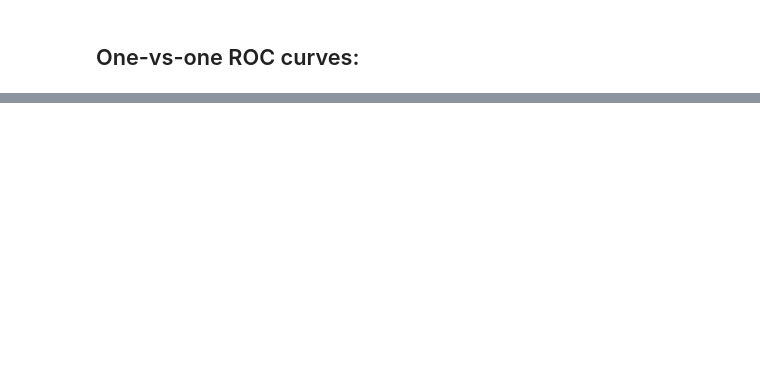
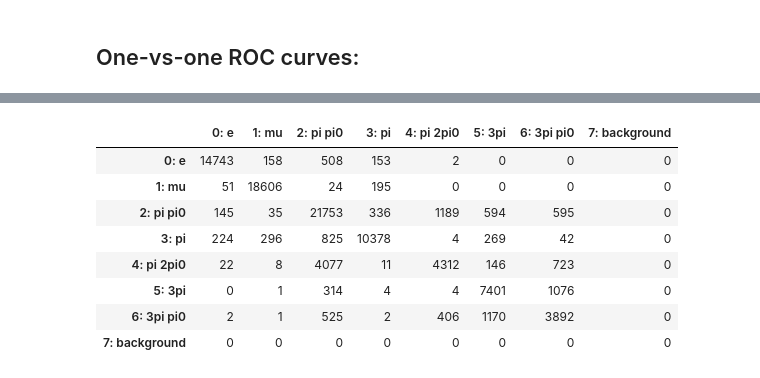
Before and after one commit to GBrodbek/Bachelors-Thesis-Gregor-Brodbek, a Jupyter notebook: modelTrain/condor_training/plotsROC.ipynb, the cells around one changed output, grey strips where cells are left out. Drawn from its saved outputs; the diff is of its cells as text; code cells hidden in the pictures; blank space fills up the shorter version.

```diff
--- a/modelTrain/condor_training/plotsROC.ipynb
+++ b/modelTrain/condor_training/plotsROC.ipynb
@@ -133,0 +134,20 @@ plot_ROC(df, 'pi_pi0')
+# %%
+[actual, predicted, counts] = np.genfromtxt('modelDataForMaria.csv', delimiter=',', skip_header=1, dtype=None).T
+counts = np.array([float(x.strip('"')) for x in counts])
+actual = np.array([(x.strip('"')) for x in actual])
+predicted = np.array([(x.strip('"')) for x in predicted])
+# %%
+
+
+# Einzigartige Werte für Zeilen und Spalten
+unique_actual = sorted(set(actual))
+unique_predicted = sorted(set(predicted))
+
+# Initialisiere DataFrame mit Nullen
+df = pd.DataFrame(0, index=sorted(set(actual)), columns=sorted(set(predicted)))
+
+# Füllen des DataFrame mit `.loc`
+for idx, count in enumerate(counts):
+    df.loc[actual[idx], predicted[idx]] = count
+
+print(df)
@@ -133,0 +174,17 @@ plot_ROC(df, 'pi_pi0')
+# %%
+df = pd.DataFrame(0, index=sorted(set(actual)), columns=sorted(set(predicted)))  # initialise DataFrame with zeros
+
+for idx, count in enumerate(counts):                    # fill Dataframe
+    df.loc[actual[idx], predicted[idx]] = count
+
+df
+# %% [output]
+|  | 0: e | 1: mu | 2: pi pi0 | 3: pi | 4: pi 2pi0 | 5: 3pi | 6: 3pi pi0 | 7: background |
+| 0: e | 14743 | 158 | 508 | 153 | 2 | 0 | 0 | 0 |
+| 1: mu | 51 | 18606 | 24 | 195 | 0 | 0 | 0 | 0 |
+| 2: pi pi0 | 145 | 35 | 21753 | 336 | 1189 | 594 | 595 | 0 |
+| 3: pi | 224 | 296 | 825 | 10378 | 4 | 269 | 42 | 0 |
+| 4: pi 2pi0 | 22 | 8 | 4077 | 11 | 4312 | 146 | 723 | 0 |
+| 5: 3pi | 0 | 1 | 314 | 4 | 4 | 7401 | 1076 | 0 |
+| 6: 3pi pi0 | 2 | 1 | 525 | 2 | 406 | 1170 | 3892 | 0 |
+| 7: background | 0 | 0 | 0 | 0 | 0 | 0 | 0 | 0 |
```
Also changed, not shown: parts of 7 cells of this notebook, 50 other files.
